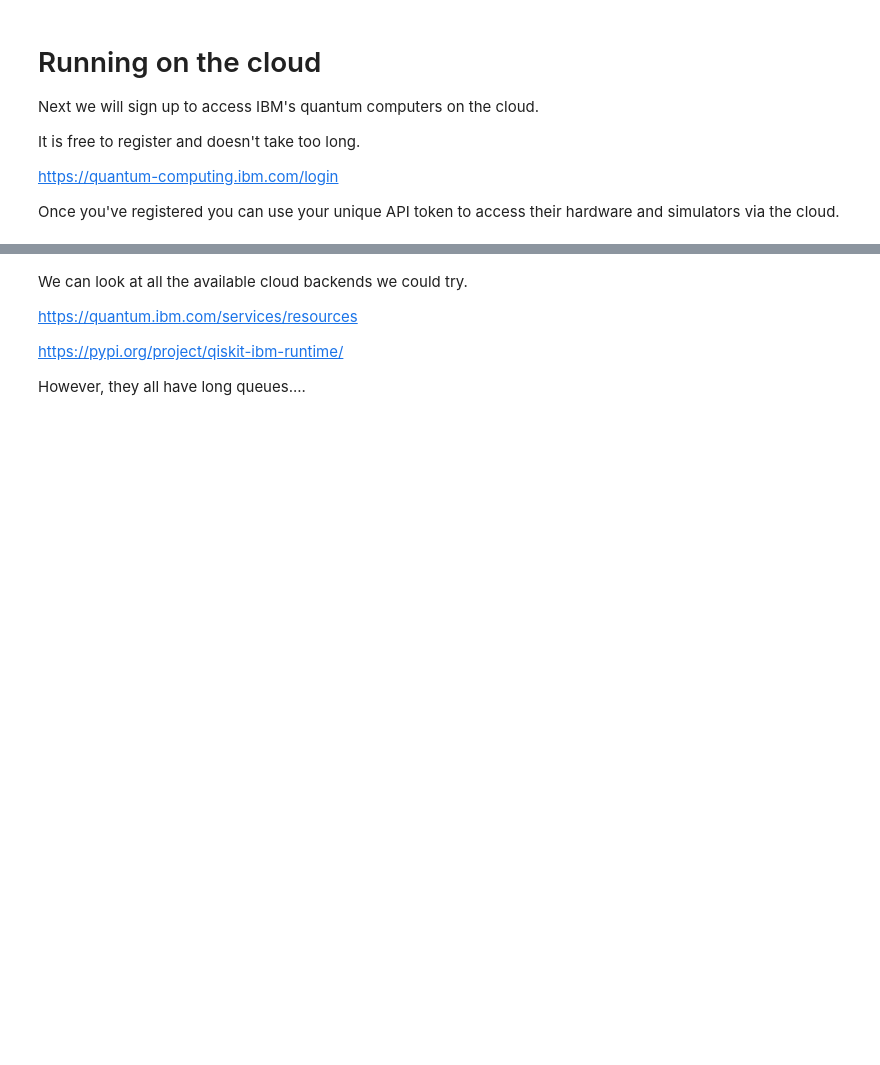
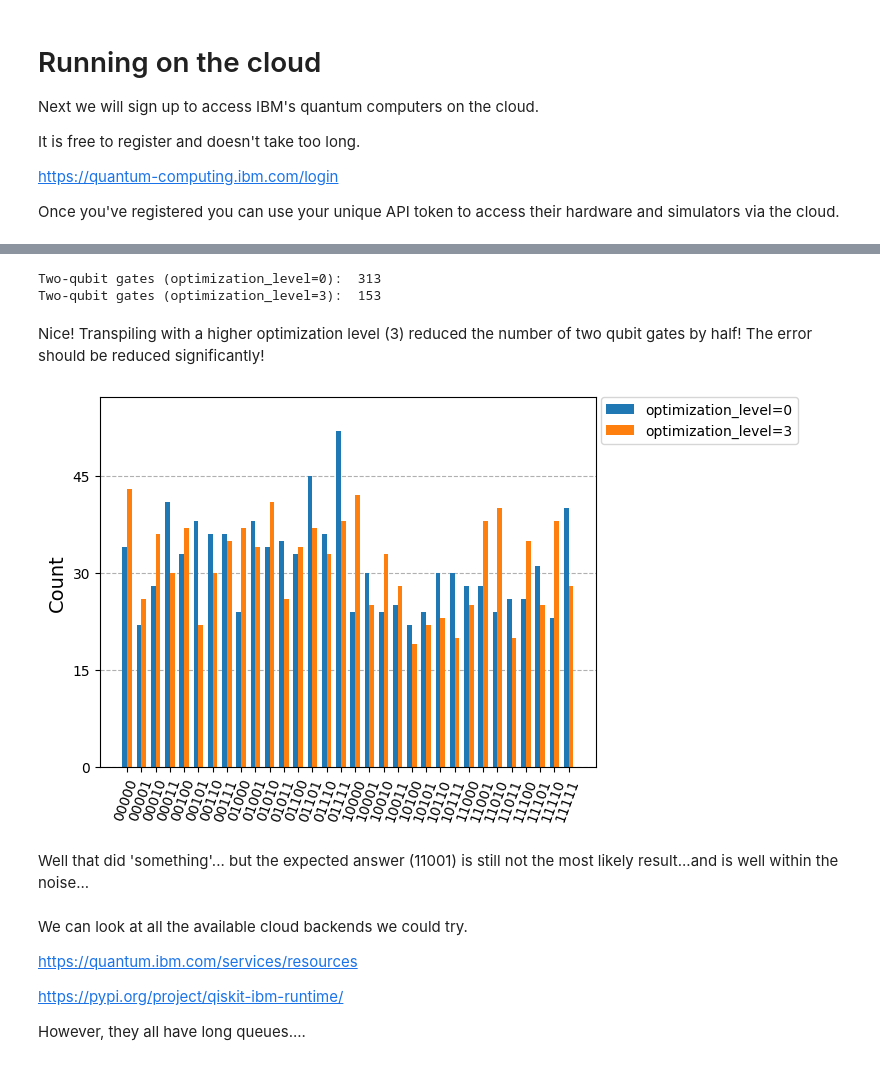
Before and after one commit to UMassIonTrappers/Introduction-to-Quantum-Computing, a Jupyter notebook: labs/Lab_07_Quantum_circuits_quantum_adder.ipynb, the cells around one changed output, grey strips where cells are left out. Saved outputs shown, nothing was run; the diff lists cells and outputs as text; code cells hidden in the pictures; blank space fills up the shorter version.

```diff
--- a/labs/Lab_07_Quantum_circuits_quantum_adder.ipynb
+++ b/labs/Lab_07_Quantum_circuits_quantum_adder.ipynb
@@ -495,3 +548,46 @@ plot_histogram(counts)
+# %%
+qc = QuantumCircuit.from_qasm_str(qasmstr)
+
+# Find the correct two-qubit gate
+twoQ_gates = set(['ecr', 'cz', 'cx'])
+for gate in backend.basis_gates:
+    if gate in twoQ_gates:
+        twoQ_gate = gate
+
+circuits = []
+for optimization_level in [0, 3]:
+    pm = generate_preset_pass_manager(optimization_level, backend=backend, seed_transpiler=0)
+    t_qc = pm.run(qc)
+    print(f"Two-qubit gates (optimization_level={optimization_level}): ", t_qc.count_ops()[twoQ_gate])
+    circuits.append(t_qc)
+# %% [output]
+Two-qubit gates (optimization_level=0):  313
+Two-qubit gates (optimization_level=3):  153
+# %% [markdown]
+Nice! Transpiling with a higher optimization level (3) reduced the number of two qubit gates by half! The error should be reduced significantly!
+# %%
+with Batch(backend=backend):
+    sampler = Sampler()
+    job = sampler.run(
+        [(circuit) for circuit in circuits],  # sample all three circuits
+        shots=1000
+    )
+    result = job.result()
+# %%
+'''Plot results'''
+plot_histogram(
+    [result[0].data.bc.get_counts(),
+     result[1].data.bc.get_counts()],
+    bar_labels=False,
+    legend=[
+        "optimization_level=0",
+        "optimization_level=3"#,
+    ],
+)
+# %% [output]
+[figure, added]
+# %% [markdown]
+Well that did 'something'... but the expected answer (11001) is still not the most likely result...and is well within the noise...
 # %%
 qc = QuantumCircuit.from_qasm_str(qasmstr)
 decomposed_circ = qc.decompose() # Does not modify original circuit
```
Also changed, not shown: parts of 51 cells of this notebook.
